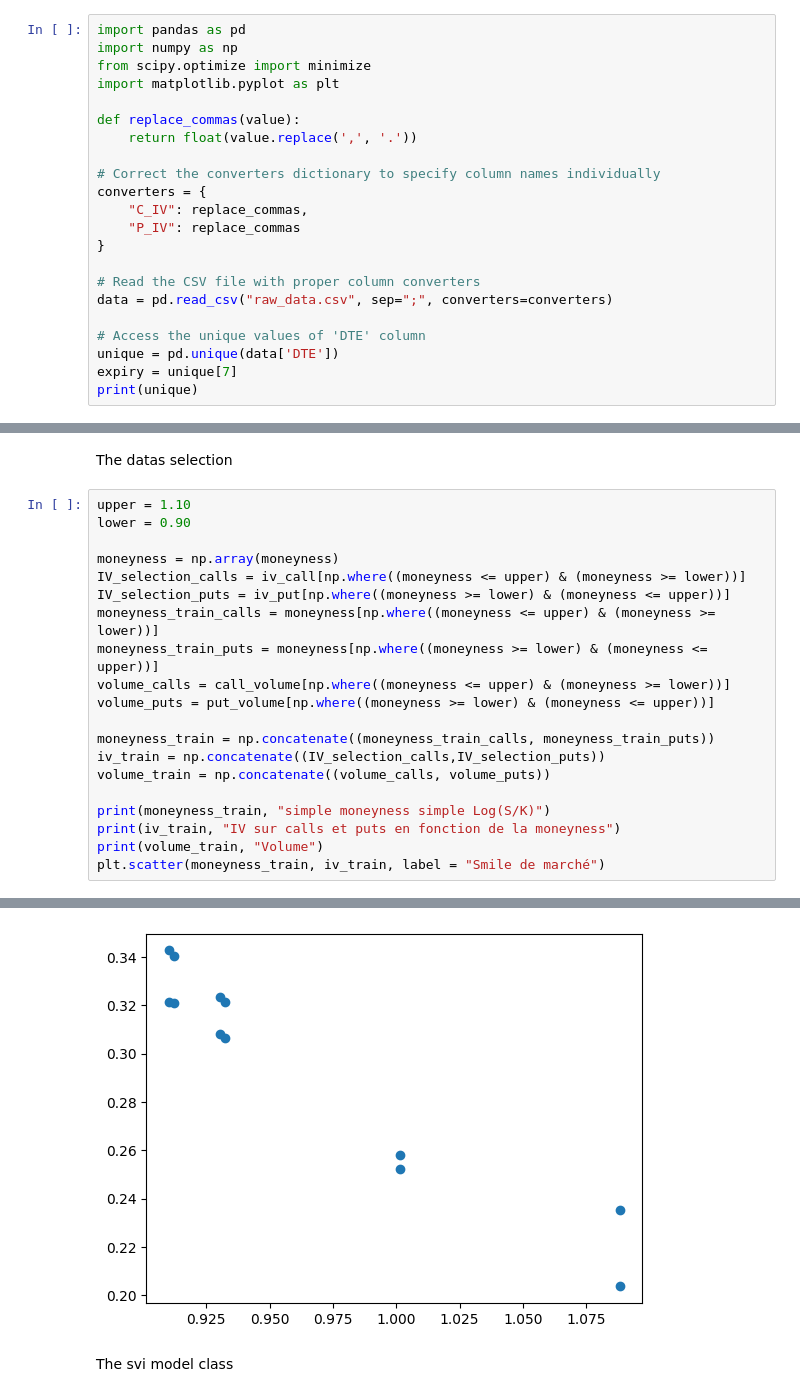
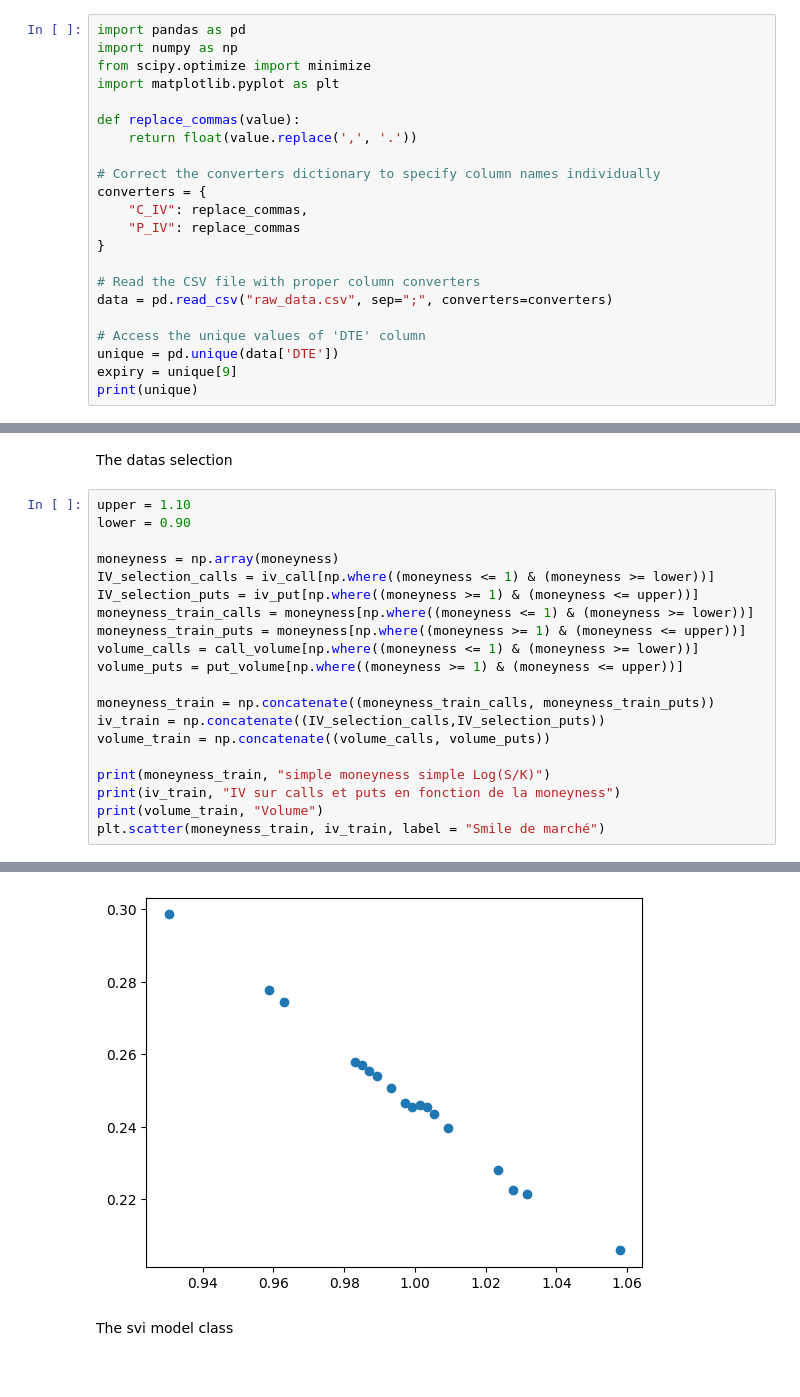
Before and after one commit to Paul-Pelletier/Financial-modelling-sandbox, a Jupyter notebook: SVI fit notebook.ipynb, the cells around one changed output, grey strips where cells are left out. Saved outputs shown, nothing was run; the diff lists cells and outputs as text.

```diff
--- a/SVI fit notebook.ipynb
+++ b/SVI fit notebook.ipynb
@@ -20,7 +20,7 @@ data = pd.read_csv("raw_data.csv", sep=";", converters=converters)
 
 # Access the unique values of 'DTE' column
 unique = pd.unique(data['DTE'])
-expiry = unique[7]
+expiry = unique[9]
 print(unique)
 # %% [output]
 [2.70000e-01 2.27000e+00 5.27000e+00 7.27000e+00 9.27000e+00 1.22700e+01
@@ -58,12 +58,12 @@ upper = 1.10
 lower = 0.90
 
 moneyness = np.array(moneyness)
-IV_selection_calls = iv_call[np.where((moneyness <= upper) & (moneyness >= lower))]
-IV_selection_puts = iv_put[np.where((moneyness >= lower) & (moneyness <= upper))]
-moneyness_train_calls = moneyness[np.where((moneyness <= upper) & (moneyness >= lower))]
-moneyness_train_puts = moneyness[np.where((moneyness >= lower) & (moneyness <= upper))]
-volume_calls = call_volume[np.where((moneyness <= upper) & (moneyness >= lower))]
-volume_puts = put_volume[np.where((moneyness >= lower) & (moneyness <= upper))]
+IV_selection_calls = iv_call[np.where((moneyness <= 1) & (moneyness >= lower))]
+IV_selection_puts = iv_put[np.where((moneyness >= 1) & (moneyness <= upper))]
+moneyness_train_calls = moneyness[np.where((moneyness <= 1) & (moneyness >= lower))]
+moneyness_train_puts = moneyness[np.where((moneyness >= 1) & (moneyness <= upper))]
+volume_calls = call_volume[np.where((moneyness <= 1) & (moneyness >= lower))]
+volume_puts = put_volume[np.where((moneyness >= 1) & (moneyness <= upper))]
 
 moneyness_train = np.concatenate((moneyness_train_calls, moneyness_train_puts))
 iv_train = np.concatenate((IV_selection_calls,IV_selection_puts))
@@ -82,5 +83,5 @@ plt.scatter(moneyness_train, iv_train, label = "Smile de marché")
 <matplotlib.collections.PathCollection at 0x...>
-[figure, old version]
+[figure, new version]
 # %% [markdown]
 The svi model class
 # %%
```
Also changed, not shown: parts of 3 cells of this notebook.
